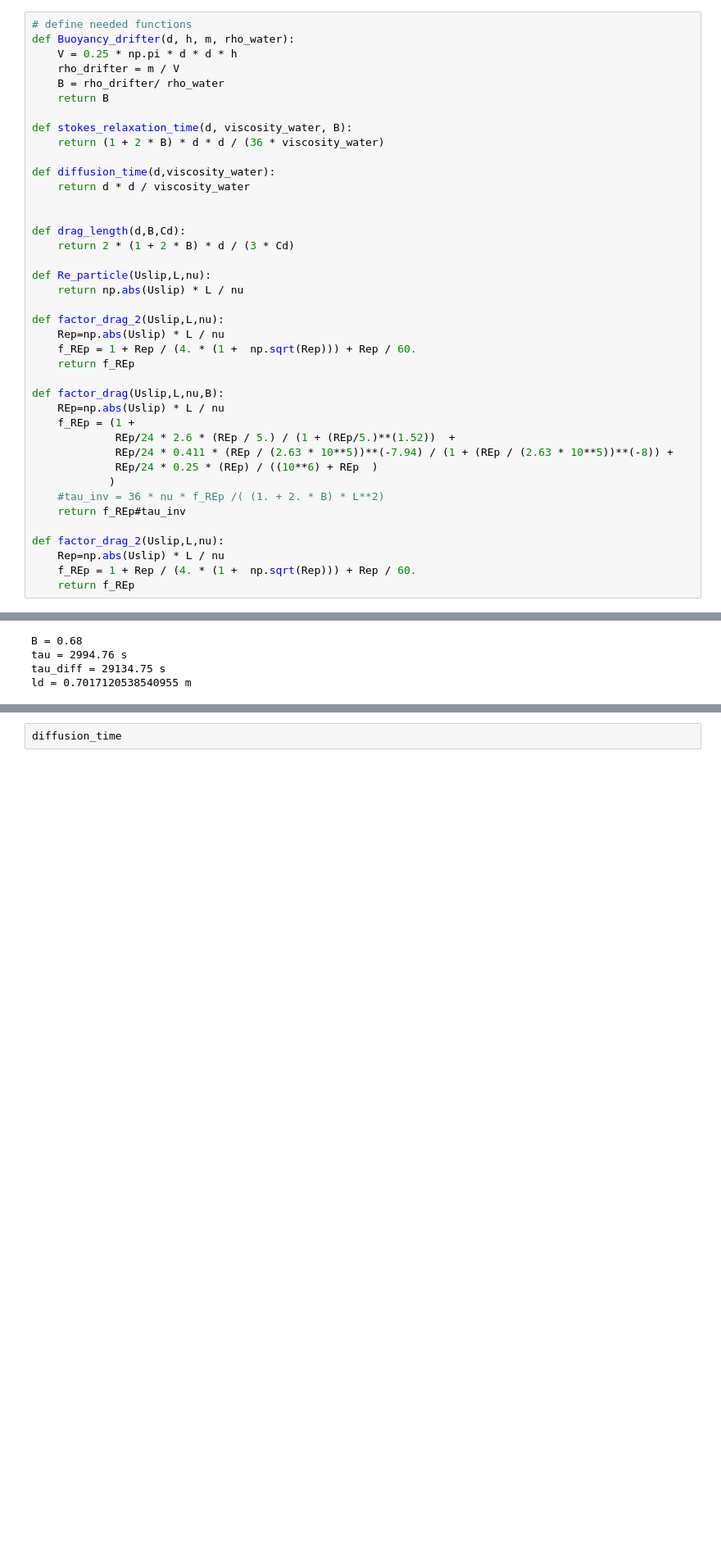
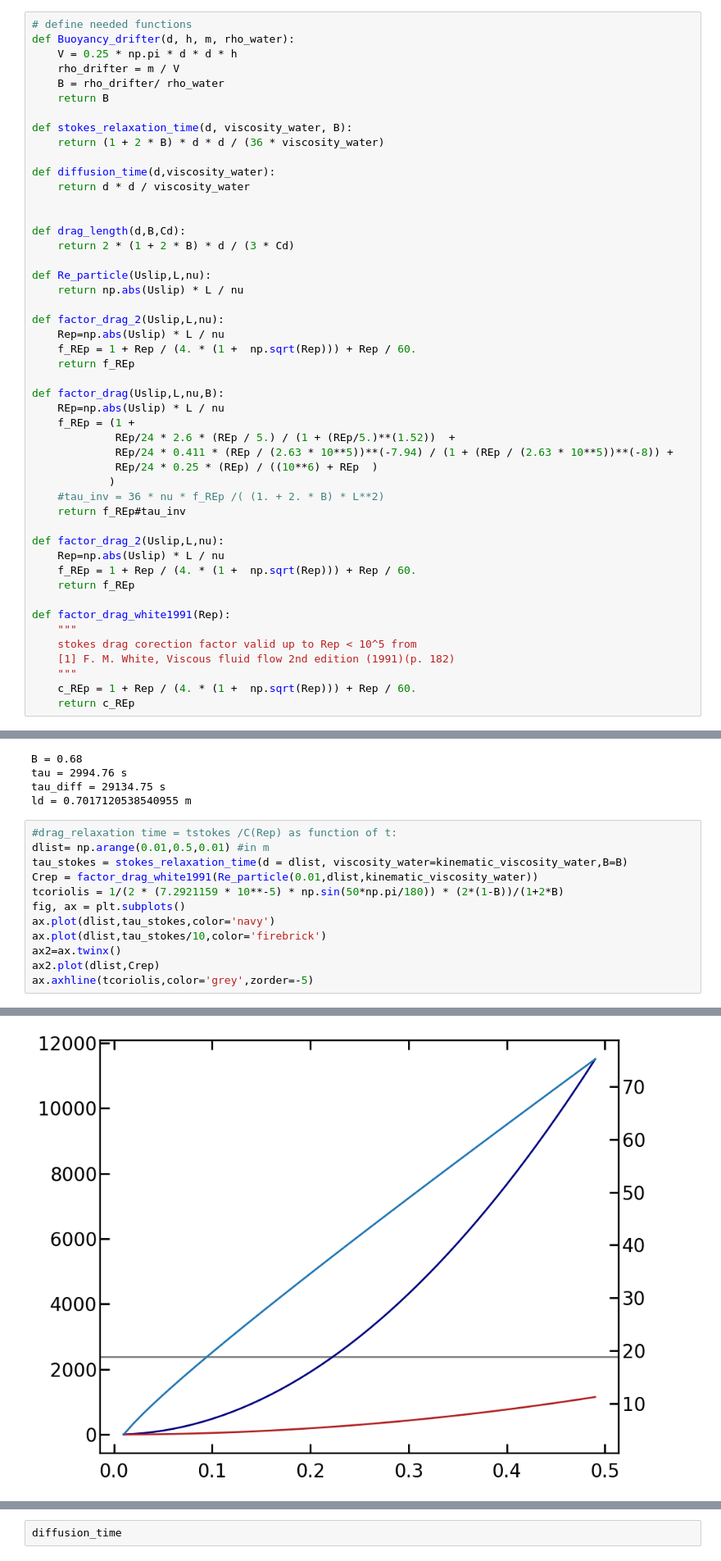
Before and after one commit to Parcels-code/Maxey_Riley_advection, a Jupyter notebook: simulations/stokes_drifters_settings.ipynb, the cells around one changed output, grey strips where cells are left out. Shown at 82% size. Drawn from its saved outputs; the diff is of its cells as text; blank space fills up the shorter version.

Commit message:
compare drag time with stokes drag (stokes time) and with Rep correction to coriolis timescale

```diff
--- a/simulations/stokes_drifters_settings.ipynb
+++ b/simulations/stokes_drifters_settings.ipynb
@@ -53,6 +53,14 @@ def factor_drag_2(Uslip,L,nu):
     Rep=np.abs(Uslip) * L / nu
     f_REp = 1 + Rep / (4. * (1 +  np.sqrt(Rep))) + Rep / 60.
     return f_REp
+
+def factor_drag_white1991(Rep):
+    """
+    stokes drag corection factor valid up to Rep < 10^5 from
+    [1] F. M. White, Viscous fluid flow 2nd edition (1991)(p. 182)
+    """
+    c_REp = 1 + Rep / (4. * (1 +  np.sqrt(Rep))) + Rep / 60.
+    return c_REp
 # %%
 # Calculating buoyancy and stokes relaxation time for stokes type drifters
 #
@@ -78,3 +86,16 @@ B = 0.68
 tau = 2994.76 s
 tau_diff = 29134.75 s
 ld = 0.7017120538540955 m
+# %%
+#drag_relaxation time = tstokes /C(Rep) as function of t:
+dlist= np.arange(0.01,0.5,0.01) #in m
+tau_stokes = stokes_relaxation_time(d = dlist, viscosity_water=kinematic_viscosity_water,B=B)
+Crep = factor_drag_white1991(Re_particle(0.01,dlist,kinematic_viscosity_water))
+tcoriolis = 1/(2 * (7.2921159 * 10**-5) * np.sin(50*np.pi/180)) * (2*(1-B))/(1+2*B)
+fig, ax = plt.subplots()
+ax.plot(dlist,tau_stokes,color='navy')
+ax.plot(dlist,tau_stokes/10,color='firebrick')
+ax2=ax.twinx()
+ax2.plot(dlist,Crep)
+ax.axhline(tcoriolis,color='grey',zorder=-5)
+# %% [output]
@@ -80,0 +103 @@ ld = 0.7017120538540955 m
+[figure, added]
```
Also changed, not shown: parts of 3 cells of this notebook.
